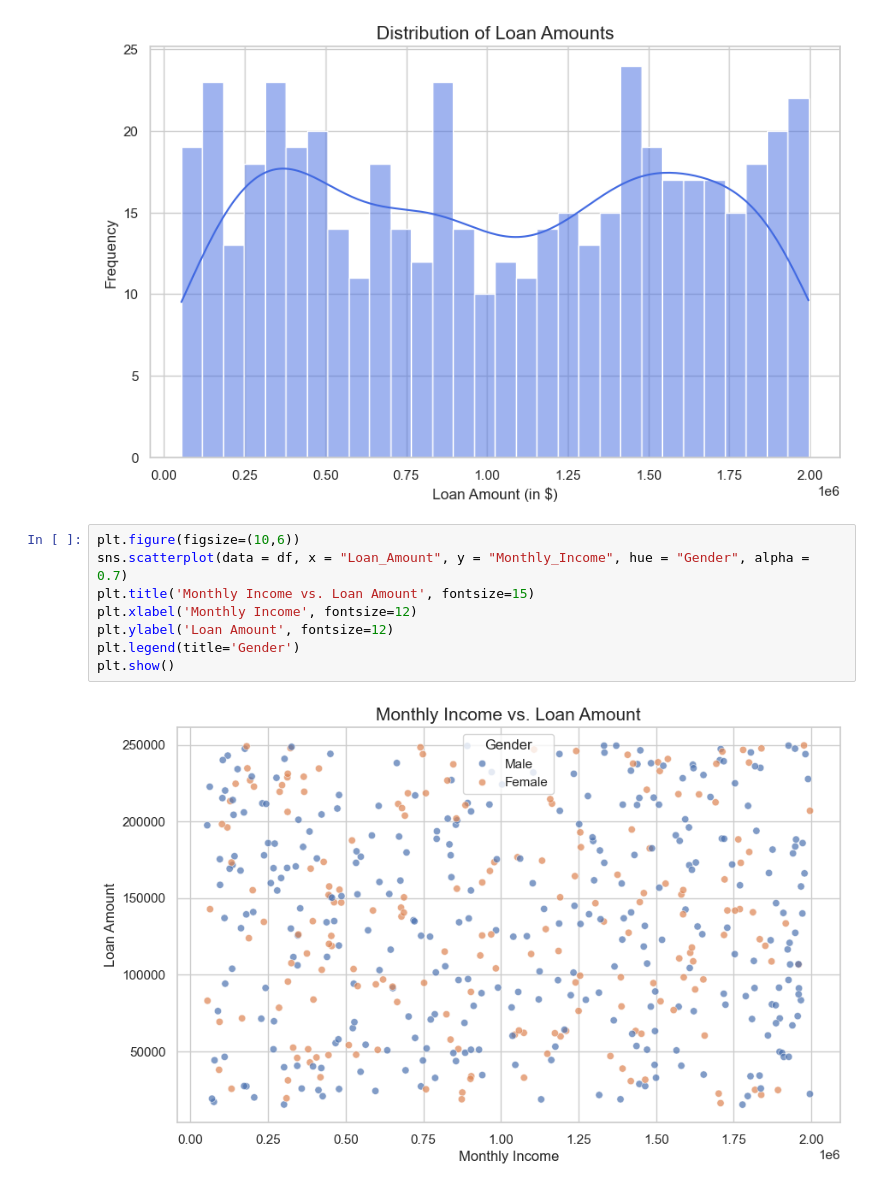
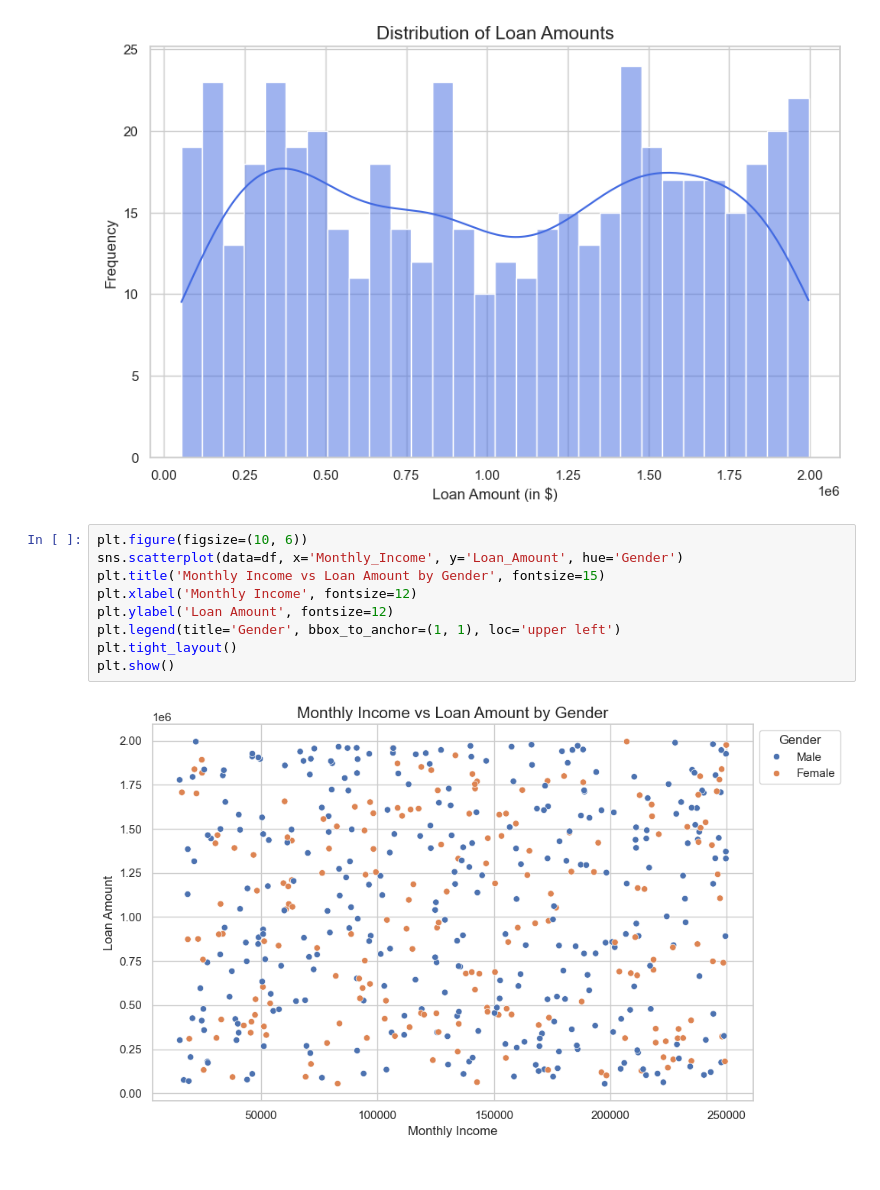
Before and after one commit to HusssainBot4/ML-Projects, a Jupyter notebook: Loan Recovery/loan_recovery.ipynb, the cells around one changed output. Cells and saved outputs as stored; diff of their text form.

```diff
--- a/Loan Recovery/loan_recovery.ipynb
+++ b/Loan Recovery/loan_recovery.ipynb
@@ -60,14 +60,15 @@ plt.show()
 # %% [output]
 [figure]
 # %%
-plt.figure(figsize=(10,6))
-sns.scatterplot(data = df, x = "Loan_Amount", y = "Monthly_Income", hue = "Gender", alpha = 0.7)
-plt.title('Monthly Income vs. Loan Amount', fontsize=15)
+plt.figure(figsize=(10, 6))
+sns.scatterplot(data=df, x='Monthly_Income', y='Loan_Amount', hue='Gender')
+plt.title('Monthly Income vs Loan Amount by Gender', fontsize=15)
 plt.xlabel('Monthly Income', fontsize=12)
 plt.ylabel('Loan Amount', fontsize=12)
-plt.legend(title='Gender')
+plt.legend(title='Gender', bbox_to_anchor=(1, 1), loc='upper left')
+plt.tight_layout()
 plt.show()
 # %% [output]
-[figure, old version]
+[figure, new version]
 # %%
 plt.figure(figsize=(10, 6))
```
Also changed, not shown: parts of 8 cells of this notebook.
